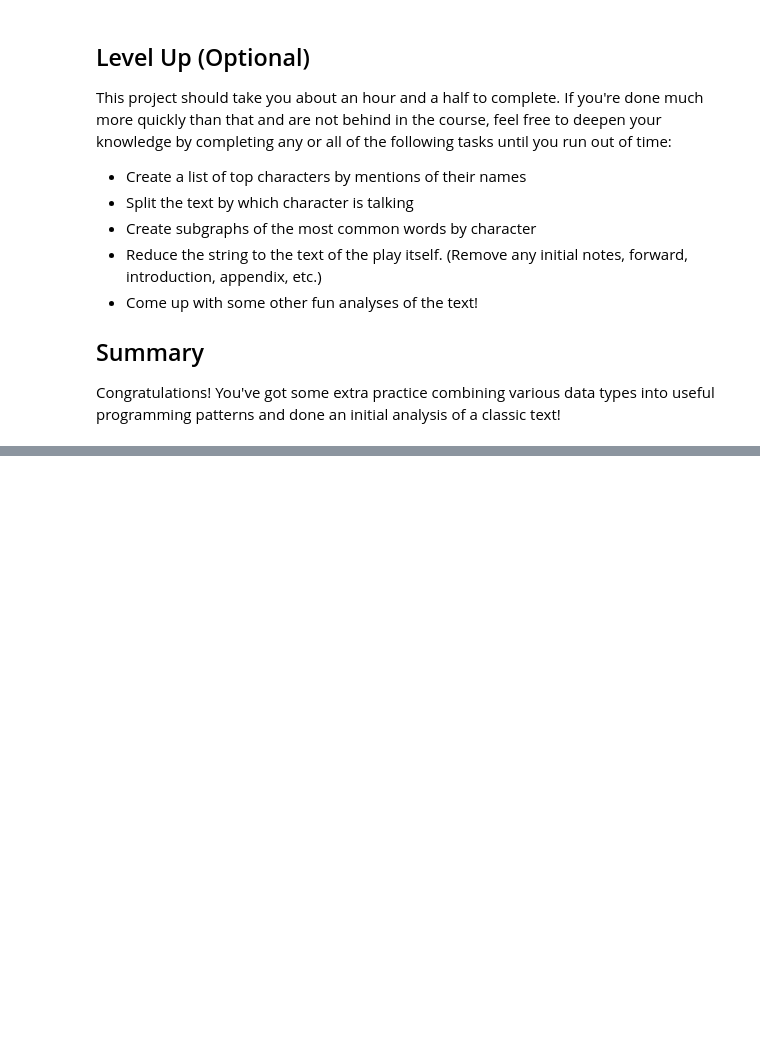
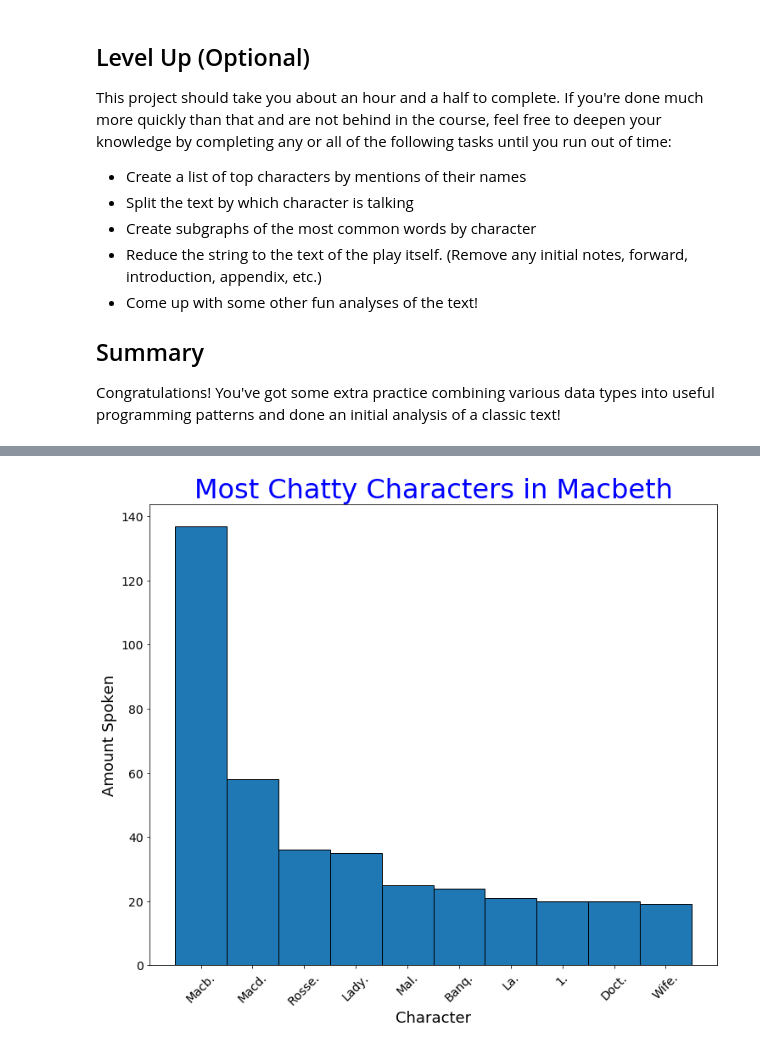
Before and after one commit to cwf231/dsc-analyzing-macbeth-project-v2-1-onl01-dtsc-pt-041320, a Jupyter notebook: index.ipynb, the cells around one changed output, grey strips where cells are left out. Drawn from its saved outputs; the diff is of its cells as text; code cells hidden in the pictures; blank space fills up the shorter version.

```diff
--- a/index.ipynb
+++ b/index.ipynb
@@ -99,0 +156,24 @@ Congratulations! You've got some extra practice combining various data types int
+# %%
+"""Get characters"""
+new_line_replaced_macb = macbeth.replace('\r\n', '\\\\')
+m_split_line = new_line_replaced_macb.split('\\\\')
+
+char_dct = {}
+for section in m_split_line:
+    if section.startswith((' ', '\t')): # each time a character speaks, the line starts with whitespace
+        split_sect = section.split()
+        char = split_sect[0]
+        if char.endswith('.'): # each character name ends with a '.'
+            char_dct[char] = char_dct.get(char, 0) + 1
+
+charactercount = [(word, count) for word, count in char_dct.items()]
+charactercount.sort(key=lambda x: x[1], reverse=True)
+
+characters = [character[0] for character in charactercount]
+
+characters.remove('Banquo.') # counted twice - 'Banq.'
+
+stupid_example_characters = ['Barnardo.', 'Fran.', 'Bar.']
+for example in stupid_example_characters:
+    characters.remove(example)
+# characters
@@ -99,0 +220,17 @@ Congratulations! You've got some extra practice combining various data types int
+# %%
+plt.figure(figsize=(12, 10))
+top_10_characters = [c[0] for c in charactercount[:10]]
+top_10_count = [c[1] for c in charactercount[:10]]
+
+plt.bar(top_10_characters, top_10_count, width=1, edgecolor='black')
+
+# Include descriptive titles and labels
+plt.xlabel('Character', fontdict={'fontsize': 18})
+plt.ylabel('Amount Spoken', fontdict={'fontsize': 18})
+plt.title('Most Chatty Characters in Macbeth', fontdict={'fontsize': 32}, color='blue')
+plt.xticks(fontsize=14, rotation=45)
+plt.yticks(fontsize=14)
+
+plt.show()
+# %% [output]
+[figure, added]
```
Also changed, not shown: parts of 7 cells of this notebook.
